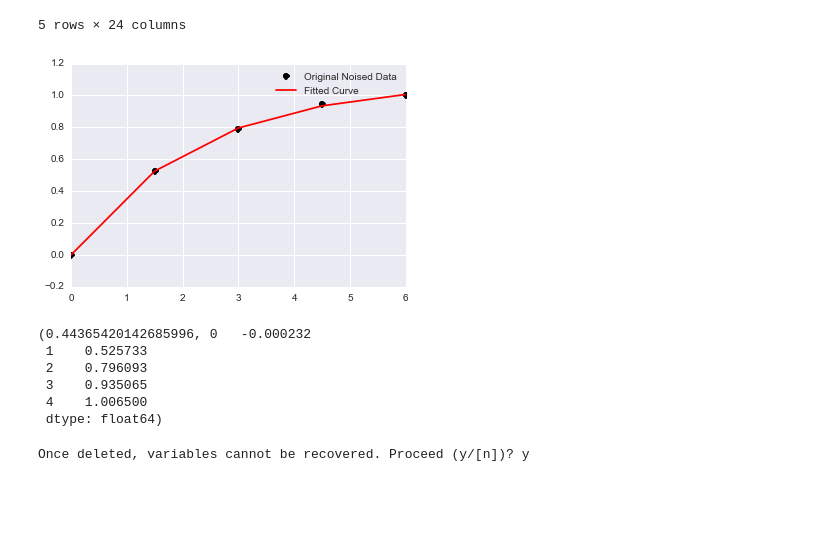
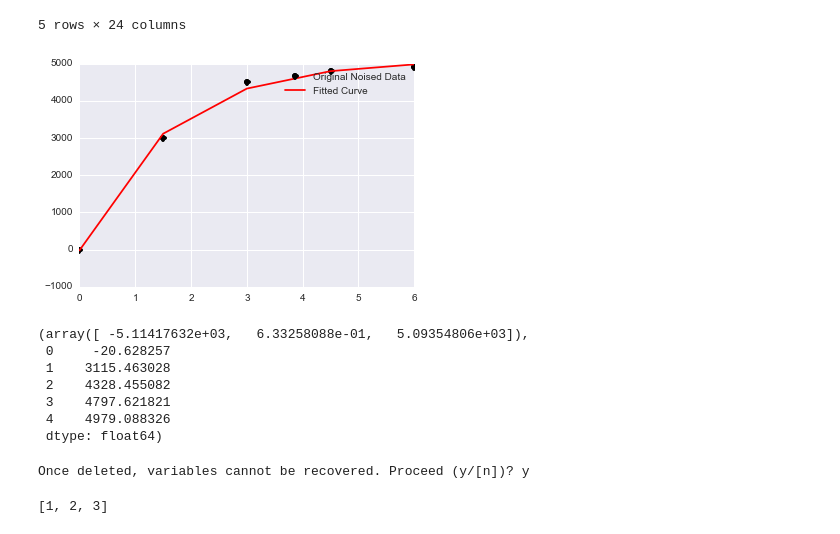
Before and after one commit to rraadd88/htsimaging, a Jupyter notebook: htsimaging/test_ana3.ipynb, the cells around one changed output. Saved outputs shown, nothing was run; the diff lists cells and outputs as text; code cells hidden in the pictures; blank space fills up the shorter version.

```diff
--- a/htsimaging/test_ana3.ipynb
+++ b/htsimaging/test_ana3.ipynb
@@ -129,7 +129,7 @@ def exp1_growth(x, a, b, c):
     return a * np.exp( -b * x) + c
 
 def getrateofrecov(y):
-    y=(y - y.min())/(y.max()-y.min()) # norm to min0 max1
+#     y=(y - y.min())/(y.max()-y.min()) # norm to min0 max1
 #     y=y[~y.isnull()]#remove nans
     x=np.array(range(len(y)))*1.5
     otpt_diff_fitted=pd.Series(index=range(len(x)))
@@ -137,7 +137,7 @@ def getrateofrecov(y):
         #rate, intercept, r_value, p_value, rate_std_error = stats.linregress(x[:totpts], y[:totpts])
     try:
         #popt, pcov = curve_fit(exp1, x, y,p0=[50,0,-50])
-        popt, pcov = curve_fit(exp1_growth, x, y, p0=[0,1,0])
+        popt, pcov = curve_fit(exp1_growth, x, y, p0=[0,1,10000])
         perr=np.sqrt(np.diag(pcov)) #standard deviation errors
         #print r_value
         if perr[1] < 0.1:
@@ -146,7 +146,7 @@ def getrateofrecov(y):
             #plt.plot(x, y, 'o')
             #plt.plot(x[:totpts], predict_y, 'k-')
             #plt.show()
-            rate=popt[1]
+            rate=popt#[1]
             otpt_diff_fitted=pd.Series(exp1_growth(x, *popt))
         else:
             rate=np.nan
@@ -162,17 +162,24 @@ def getrateofrecov(y):
     plt.show()
 
     return rate,otpt_diff_fitted
-# %%
-getrateofrecov(np.array([0,1,1.5,1.8,1.9]))
-# %% [output]
-[figure, removed]
-(0.44365420142685996, 0   -0.000232
- 1    0.525733
- 2    0.796093
- 3    0.935065
- 4    1.006500
- dtype: float64)
+# %%
+getrateofrecov(np.array([0,3000,4500,4800,4900]))
+# %% [output]
+[figure, added]
+(array([ -5.11417632e+03,   6.33258088e-01,   5.09354806e+03]),
+ 0     -20.628257
+ 1    3115.463028
+ 2    4328.455082
+ 3    4797.621821
+ 4    4979.088326
+ dtype: float64)
 # %%
 %reset
 # %% [output]
 Once deleted, variables cannot be recovered. Proceed (y/[n])? y
+# %%
+x=[1,2,3,4,5]
+y=[1,2,3]
+x[0:len(y)]
+# %% [output]
+[1, 2, 3]
```
Also changed, not shown: 2 other files.
